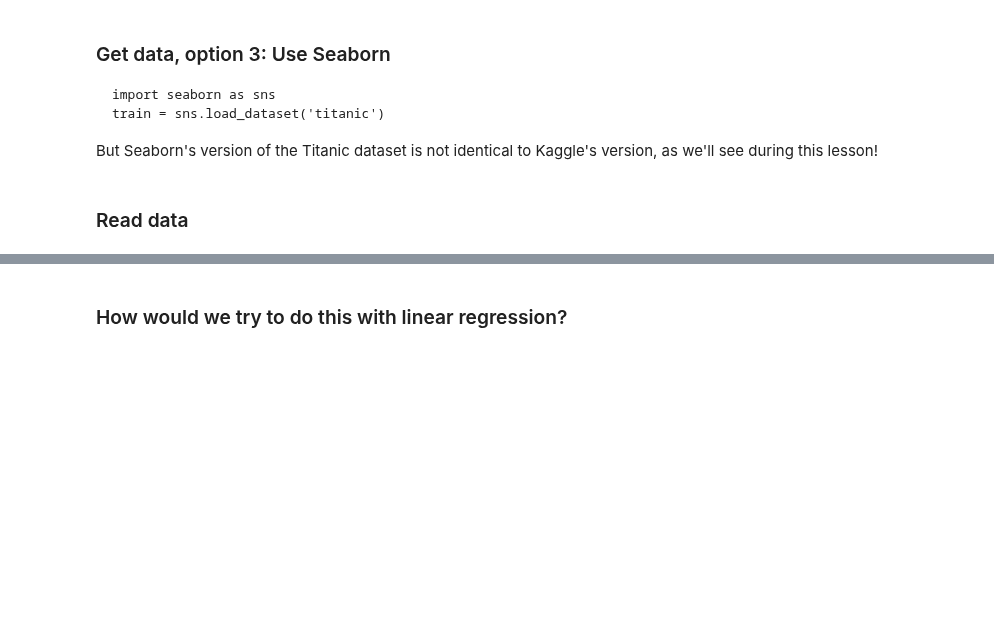
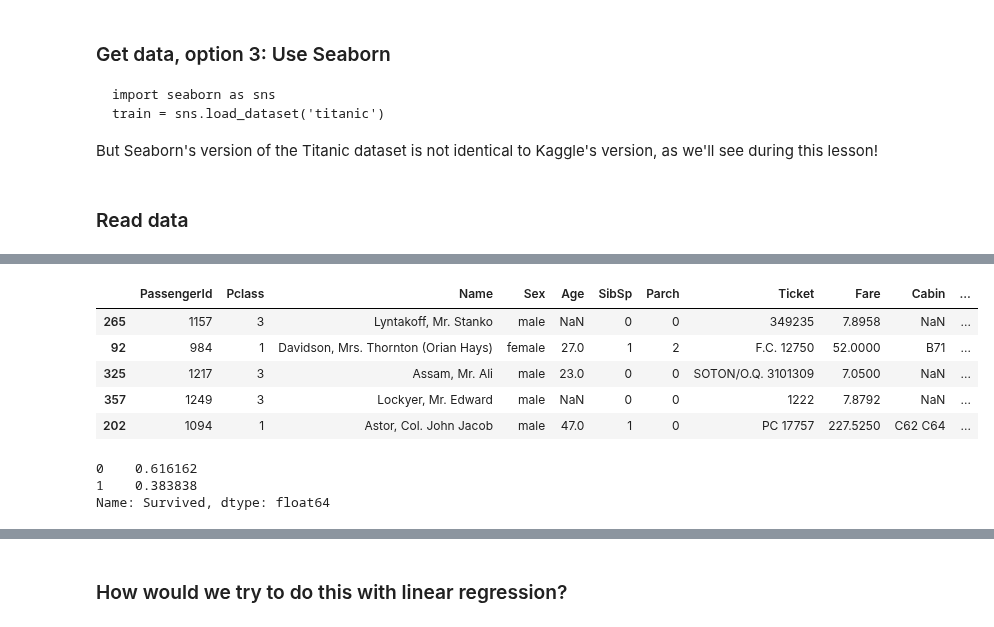
Before and after one commit to LambdaSchool/DS-Unit-2-Sprint-3-Classification-Validation, a Jupyter notebook: module1-logistic-regression/LS_DS_231_Logistic_Regression.ipynb, the cells around one changed output, grey strips where cells are left out. Cells and saved outputs as stored; diff of their text form; code cells hidden in the pictures; blank space fills up the shorter version.

```diff
--- a/module1-logistic-regression/LS_DS_231_Logistic_Regression.ipynb
+++ b/module1-logistic-regression/LS_DS_231_Logistic_Regression.ipynb
@@ -50,0 +87,16 @@ But Seaborn's version of the Titanic dataset is not identical to Kaggle's versio
+# %%
+test.sample(5)
+# %% [output]
+|  | PassengerId | Pclass | Name | Sex | Age | SibSp | Parch | Ticket | Fare | Cabin | ... |
+| 265 | 1157 | 3 | Lyntakoff, Mr. Stanko | male | NaN | 0 | 0 | 349235 | 7.8958 | NaN | ... |
+| 92 | 984 | 1 | Davidson, Mrs. Thornton (Orian Hays) | female | 27.0 | 1 | 2 | F.C. 12750 | 52.0000 | B71 | ... |
+| 325 | 1217 | 3 | Assam, Mr. Ali | male | 23.0 | 0 | 0 | SOTON/O.Q. 3101309 | 7.0500 | NaN | ... |
+| 357 | 1249 | 3 | Lockyer, Mr. Edward | male | NaN | 0 | 0 | 1222 | 7.8792 | NaN | ... |
+| 202 | 1094 | 1 | Astor, Col. John Jacob | male | 47.0 | 1 | 0 | PC 17757 | 227.5250 | C62 C64 | ... |
+# %%
+target = 'Survived'
+train[target].value_counts(normalize=True)
+# %% [output]
+0    0.616162
+1    0.383838
+Name: Survived, dtype: float64
```
Also changed, not shown: parts of 16 cells of this notebook.
